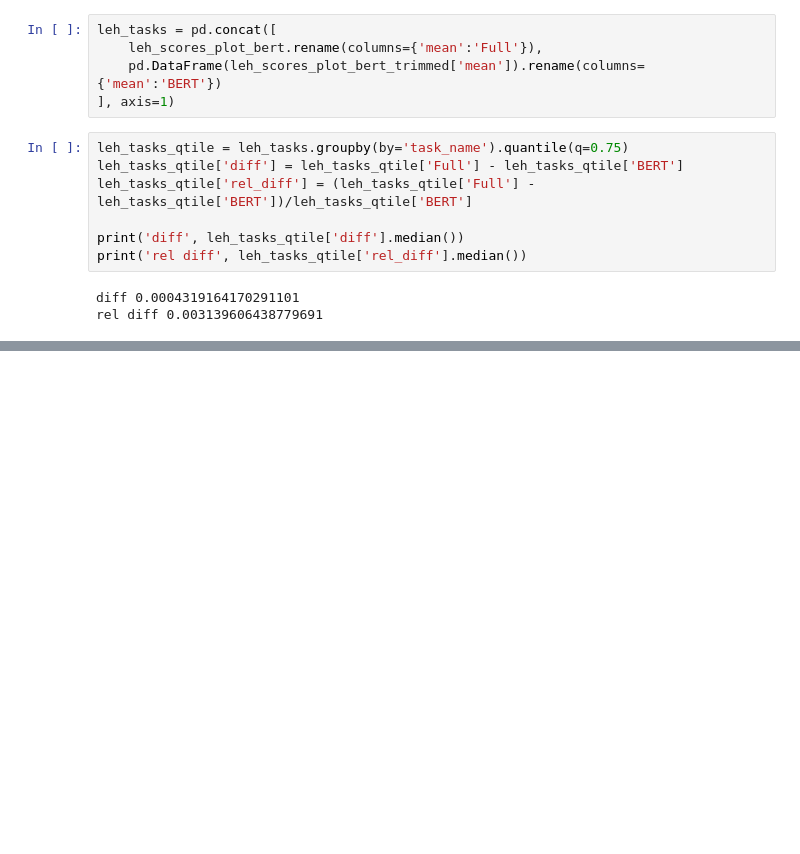
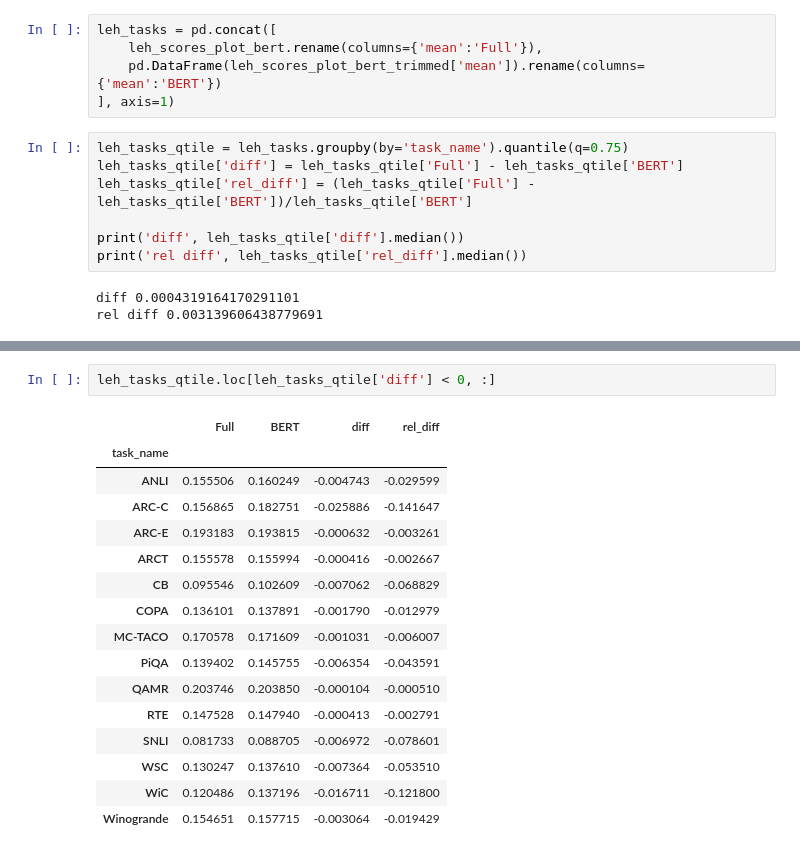
Before and after one commit to nyu-mll/nlu-test-sets, a Jupyter notebook: irt_scripts/follow_up.ipynb, the cells around one changed output, grey strips where cells are left out. Cells and saved outputs as stored; diff of their text form; blank space fills up the shorter version.

```diff
--- a/irt_scripts/follow_up.ipynb
+++ b/irt_scripts/follow_up.ipynb
@@ -1063,0 +1017,19 @@ rel diff 0.003139606438779691
+# %%
+leh_tasks_qtile.loc[leh_tasks_qtile['diff'] < 0, :]
+# %% [output]
+|  | Full | BERT | diff | rel_diff |
+| task_name |  |  |  |  |
+| ANLI | 0.155506 | 0.160249 | -0.004743 | -0.029599 |
+| ARC-C | 0.156865 | 0.182751 | -0.025886 | -0.141647 |
+| ARC-E | 0.193183 | 0.193815 | -0.000632 | -0.003261 |
+| ARCT | 0.155578 | 0.155994 | -0.000416 | -0.002667 |
+| CB | 0.095546 | 0.102609 | -0.007062 | -0.068829 |
+| COPA | 0.136101 | 0.137891 | -0.001790 | -0.012979 |
+| MC-TACO | 0.170578 | 0.171609 | -0.001031 | -0.006007 |
+| PiQA | 0.139402 | 0.145755 | -0.006354 | -0.043591 |
+| QAMR | 0.203746 | 0.203850 | -0.000104 | -0.000510 |
+| RTE | 0.147528 | 0.147940 | -0.000413 | -0.002791 |
+| SNLI | 0.081733 | 0.088705 | -0.006972 | -0.078601 |
+| WSC | 0.130247 | 0.137610 | -0.007364 | -0.053510 |
+| WiC | 0.120486 | 0.137196 | -0.016711 | -0.121800 |
+| Winogrande | 0.154651 | 0.157715 | -0.003064 | -0.019429 |
```
Also changed, not shown: parts of 21 cells of this notebook, 1 other file.
